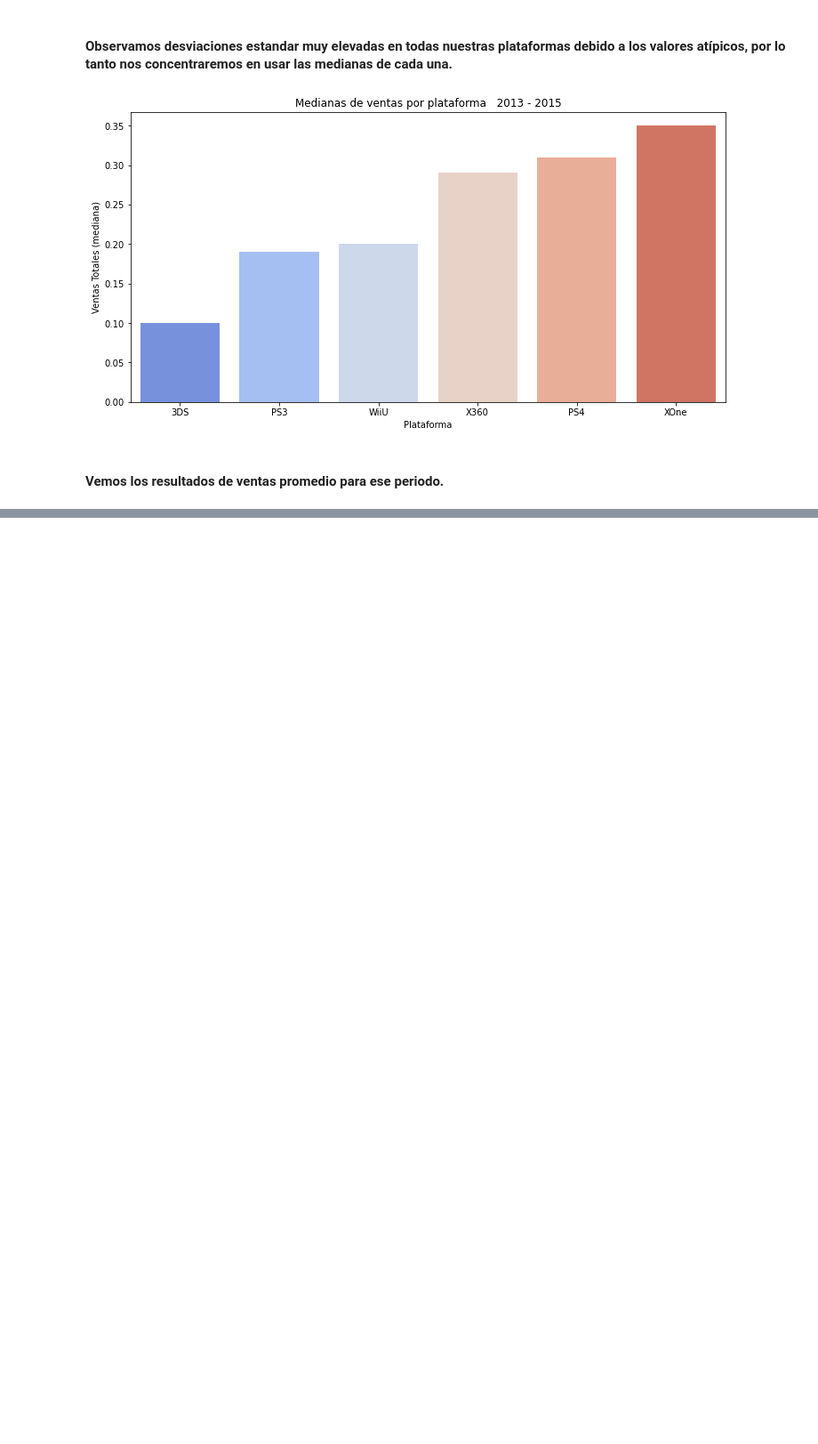
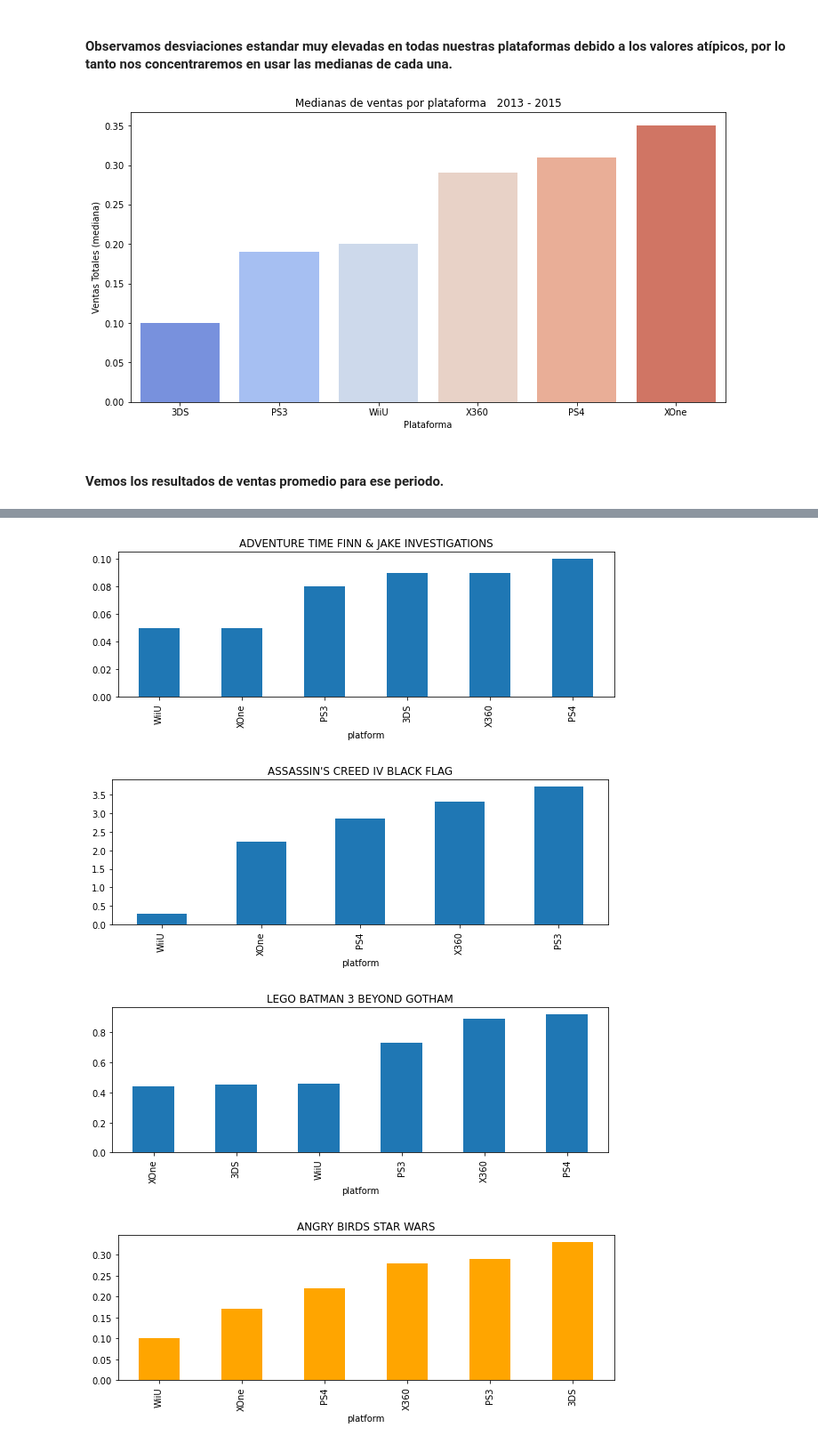
Before and after one commit to latostadorano/tt_s6_games, a Jupyter notebook: 03_analisis.ipynb, the cells around one changed output, grey strips where cells are left out. Shown at 89% size. Drawn from its saved outputs; the diff is of its cells as text; code cells hidden in the pictures; blank space fills up the shorter version.

```diff
--- a/03_analisis.ipynb
+++ b/03_analisis.ipynb
@@ -202,7 +202,7 @@ Name: 2015, dtype: float64
 # boxplot de ventas globales de PS4
 top5 = ['PS4', 'XOne', '3DS', 'PS3', 'X360', 'WiiU']
 sales_top = df[(df['platform'].isin(top5)) & (df['year_of_release'] >= 2013) & (df['year_of_release'] <= 2015)].sort_values(by='total_sales', ascending=True)
-sales_top = sales_top[['platform', 'total_sales']]
+
 
 # Crear el boxplot
 plt.figure(figsize=(14, 8))
@@ -314,0 +382,55 @@ plt.show()
+# %%
+# Seleccionamos juegos multiplataforma y comparamos sus ventas por plataforma
+
+adventureTime_sales = sales_top[sales_top['name'] == 'ADVENTURE TIME FINN & JAKE INVESTIGATIONS'].groupby('platform')['total_sales'].mean().reset_index().sort_values(by = 'total_sales', ascending = True)
+assassinsCreed4_sales = sales_top[sales_top['name'] == "ASSASSIN'S CREED IV BLACK FLAG"].groupby('platform')['total_sales'].mean().reset_index().sort_values(by = 'total_sales', ascending = True)
+legoBatman3_sales = sales_top[sales_top['name'] == "LEGO BATMAN 3 BEYOND GOTHAM"].groupby('platform')['total_sales'].mean().reset_index().sort_values(by = 'total_sales', ascending = True)
+angryBirds_starWars_sales = sales_top[sales_top['name'] == "ANGRY BIRDS STAR WARS"].groupby('platform')['total_sales'].mean().reset_index().sort_values(by = 'total_sales', ascending = True)
+
+adventureTime_sales.plot(
+    y = 'total_sales',
+    figsize=(10,3),
+    x = 'platform',
+    kind = 'bar',
+    title = 'ADVENTURE TIME FINN & JAKE INVESTIGATIONS',
+    legend = False,
+    xlabel='platform'
+)
+
+assassinsCreed4_sales.plot(
+    y = 'total_sales',
+    figsize=(10,3),
+    x = 'platform',
+    kind = 'bar',
+    title = "ASSASSIN'S CREED IV BLACK FLAG",
+    legend = False,
+    xlabel='platform'
+)
+
+legoBatman3_sales.plot(
+    y = 'total_sales',
+    figsize=(10,3),
+    x = 'platform',
+    kind = 'bar',
+    title = "LEGO BATMAN 3 BEYOND GOTHAM",
+    legend = False,
+    xlabel='platform'
+)
+
+angryBirds_starWars_sales.plot(
+    y = 'total_sales',
+    figsize=(10,3),
+    x = 'platform',
+    kind = 'bar',
+    title = "ANGRY BIRDS STAR WARS",
+    legend = False,
+    xlabel='platform',
+    color = 'orange'
+)
+
+plt.show()
+# %% [output]
+[figure, added]
+[figure, added]
+[figure, added]
+[figure, added]
```
Also changed, not shown: parts of 20 cells of this notebook.
